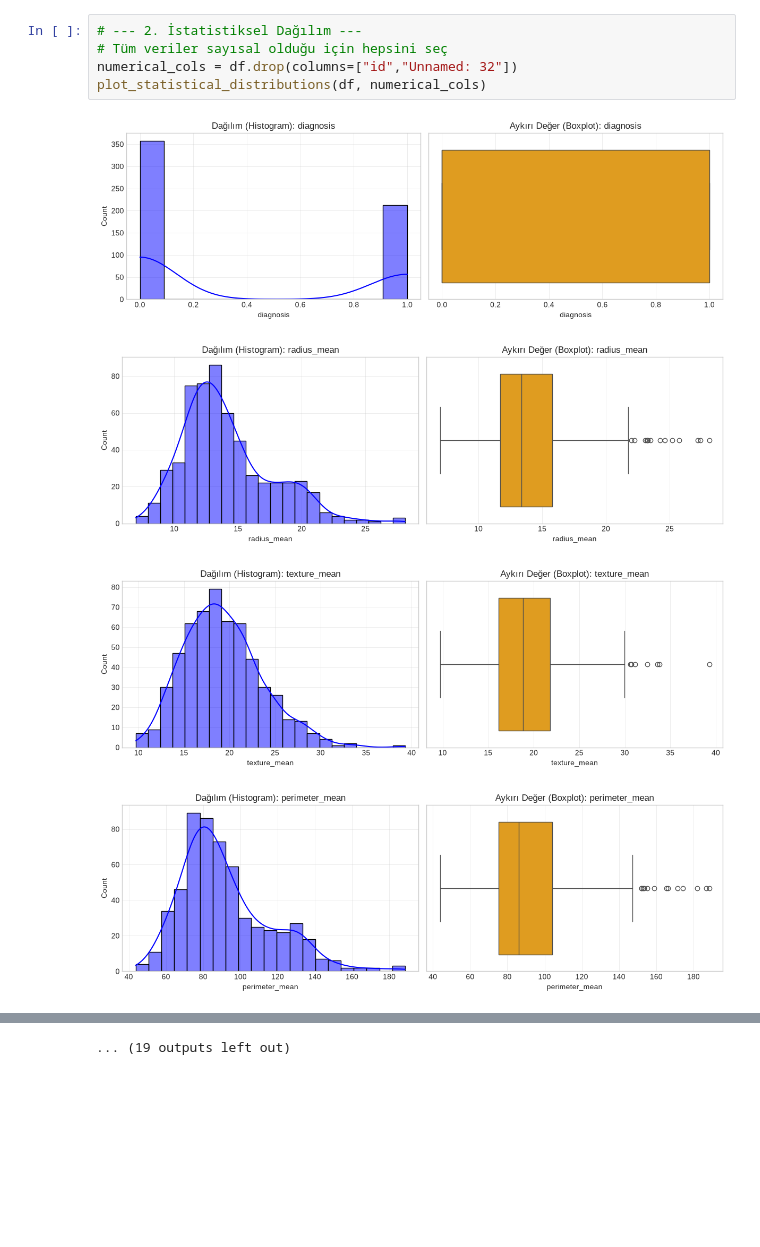
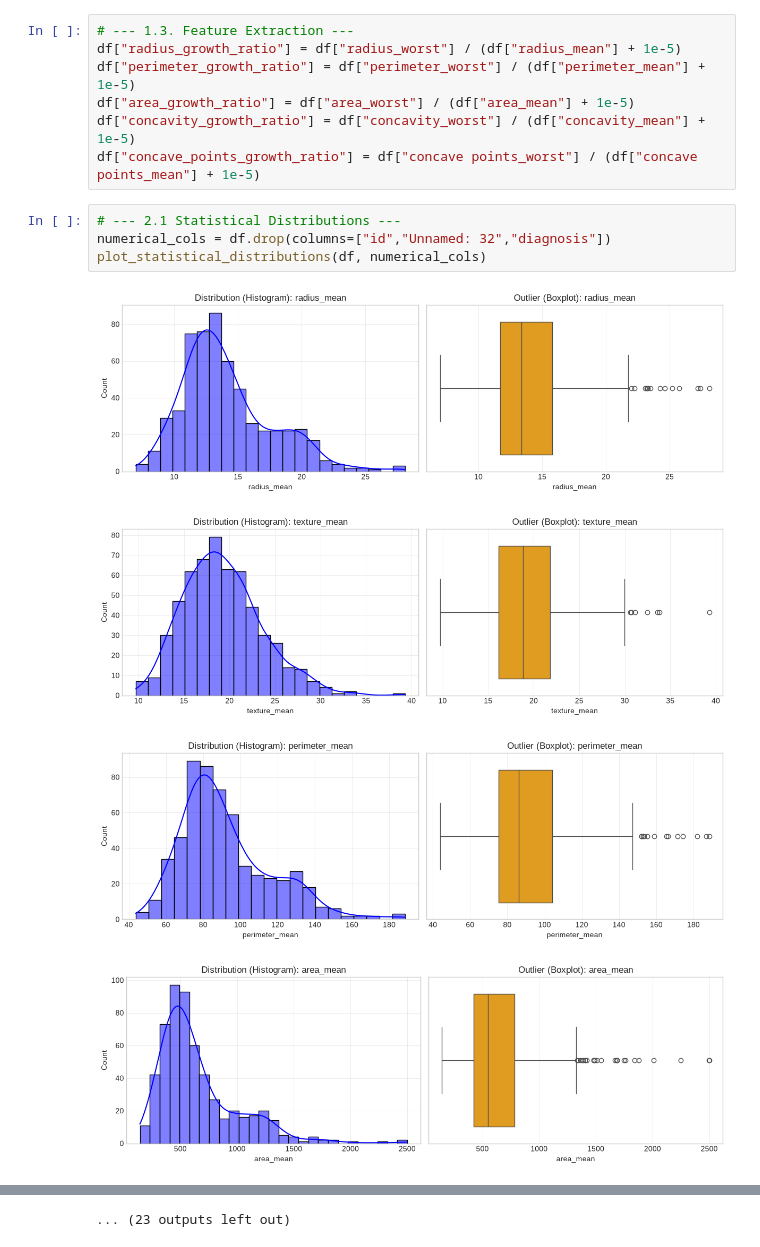
Before and after one commit to JibrilGY/FastApiProject, a Jupyter notebook: data_analysis/cancer_analysis.ipynb, the cells around one changed output, grey strips where cells are left out. Drawn from its saved outputs; the diff is of its cells as text; blank space fills up the shorter version.

```diff
--- a/data_analysis/cancer_analysis.ipynb
+++ b/data_analysis/cancer_analysis.ipynb
@@ -52,10 +54,16 @@ Unnamed: 32           569            100.0
+# %%
+# --- 1.3. Feature Extraction ---
+df["radius_growth_ratio"] = df["radius_worst"] / (df["radius_mean"] + 1e-5)
+df["perimeter_growth_ratio"] = df["perimeter_worst"] / (df["perimeter_mean"] + 1e-5)
+df["area_growth_ratio"] = df["area_worst"] / (df["area_mean"] + 1e-5)
+df["concavity_growth_ratio"] = df["concavity_worst"] / (df["concavity_mean"] + 1e-5)
+df["concave_points_growth_ratio"] = df["concave points_worst"] / (df["concave points_mean"] + 1e-5)
 # %%
-# --- 2. İstatistiksel Dağılım ---
-# Tüm veriler sayısal olduğu için hepsini seç
-numerical_cols = df.drop(columns=["id","Unnamed: 32"])
+# --- 2.1 Statistical Distributions ---
+numerical_cols = df.drop(columns=["id","Unnamed: 32","diagnosis"])
 plot_statistical_distributions(df, numerical_cols)
 # %% [output]
-[figure, old version]
+[figure, new version]
-[figure, old version]
+[figure, new version]
-[figure, old version]
+[figure, new version]
-[figure, old version]
+[figure, new version]
@@ -70,2 +78,2 @@ plot_statistical_distributions(df, numerical_cols)
-... (19 outputs left out)
+... (23 outputs left out)
 # %%
```
Also changed, not shown: parts of 19 cells of this notebook, 32 other files.
